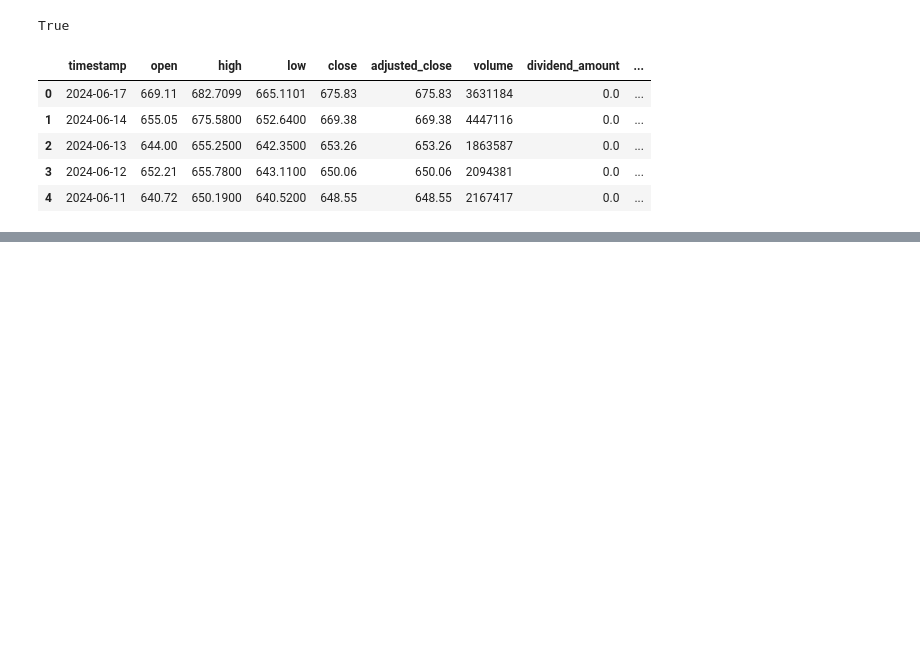
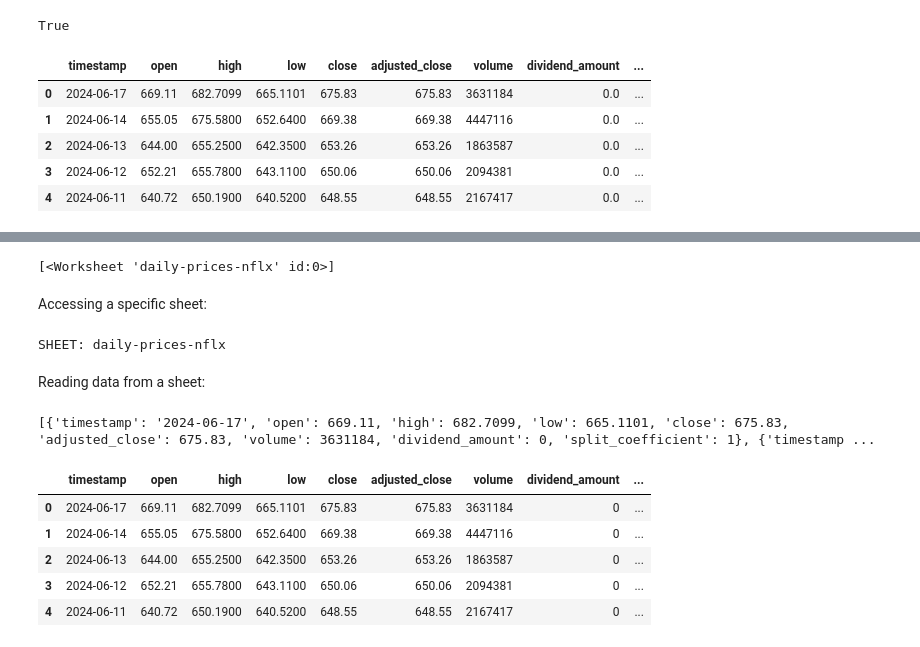
Before and after one commit to prof-rossetti/python-for-finance, a Jupyter notebook: docs/notes/dev-tools/google-colab/advanced-integrations.ipynb, the cells around one changed output, grey strips where cells are left out. Cells and saved outputs as stored; diff of their text form; code cells hidden in the pictures; blank space fills up the shorter version.

```diff
--- a/docs/notes/dev-tools/google-colab/advanced-integrations.ipynb
+++ b/docs/notes/dev-tools/google-colab/advanced-integrations.ipynb
@@ -38,0 +76,4 @@ df.head()
+# %%
+import gspread
+
+client = gspread.authorize(creds)
@@ -38,0 +82,3 @@ df.head()
+# %%
+doc = client.open_by_key(DOCUMENT_ID)
+print("DOC:", doc.title)
@@ -38,0 +89,31 @@ df.head()
+# %%
+doc.worksheets()
+# %% [output]
+[<Worksheet 'daily-prices-nflx' id:0>]
+# %% [markdown]
+Accessing a specific sheet:
+# %%
+sheet = doc.worksheet("daily-prices-nflx")
+print("SHEET:", sheet.title)
+# %% [output]
+SHEET: daily-prices-nflx
+# %% [markdown]
+Reading data from a sheet:
+# %%
+records = sheet.get_all_records()
+# previewing first few records:
+print(records[0:5])
+# %% [output]
+[{'timestamp': '2024-06-17', 'open': 669.11, 'high': 682.7099, 'low': 665.1101, 'close': 675.83, 'adjusted_close': 675.83, 'volume': 3631184, 'dividend_amount': 0, 'split_coefficient': 1}, {'timestamp ...
+# %%
+from pandas import DataFrame
+
+df = DataFrame(records)
+df.head()
+# %% [output]
+|  | timestamp | open | high | low | close | adjusted_close | volume | dividend_amount | ... |
+| 0 | 2024-06-17 | 669.11 | 682.7099 | 665.1101 | 675.83 | 675.83 | 3631184 | 0 | ... |
+| 1 | 2024-06-14 | 655.05 | 675.5800 | 652.6400 | 669.38 | 669.38 | 4447116 | 0 | ... |
+| 2 | 2024-06-13 | 644.00 | 655.2500 | 642.3500 | 653.26 | 653.26 | 1863587 | 0 | ... |
+| 3 | 2024-06-12 | 652.21 | 655.7800 | 643.1100 | 650.06 | 650.06 | 2094381 | 0 | ... |
+| 4 | 2024-06-11 | 640.72 | 650.1900 | 640.5200 | 648.55 | 648.55 | 2167417 | 0 | ... |
```
Also changed, not shown: parts of 15 cells of this notebook, 1 other file.
